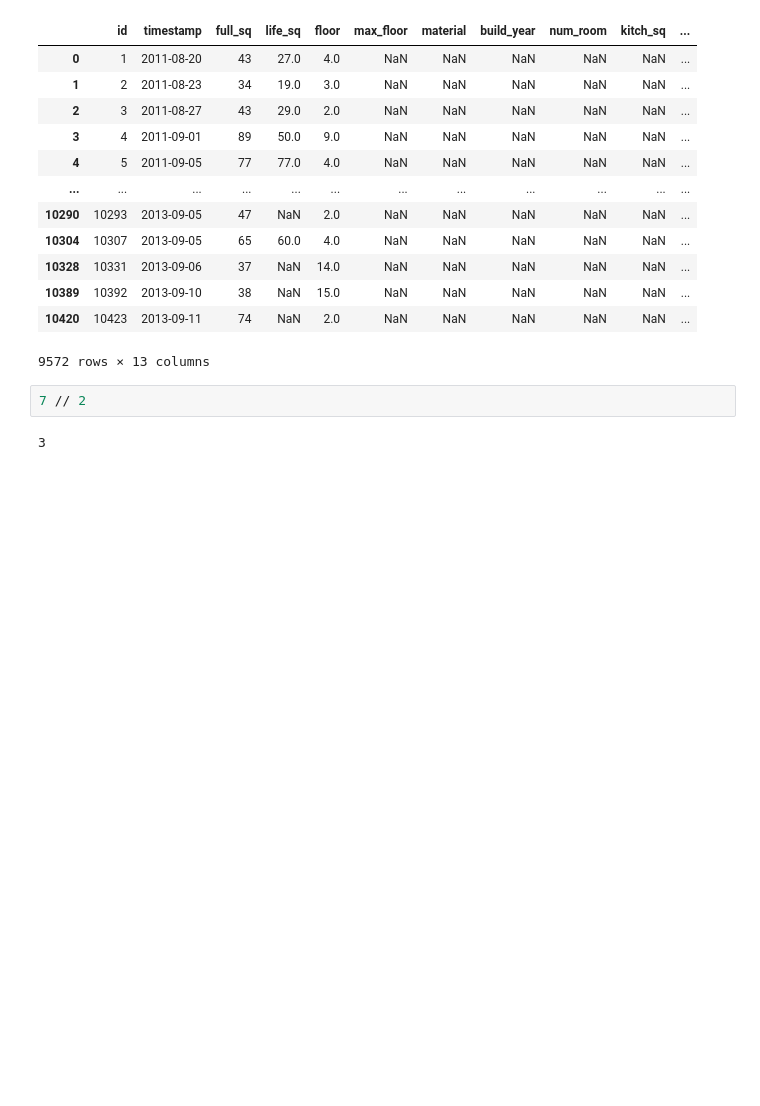
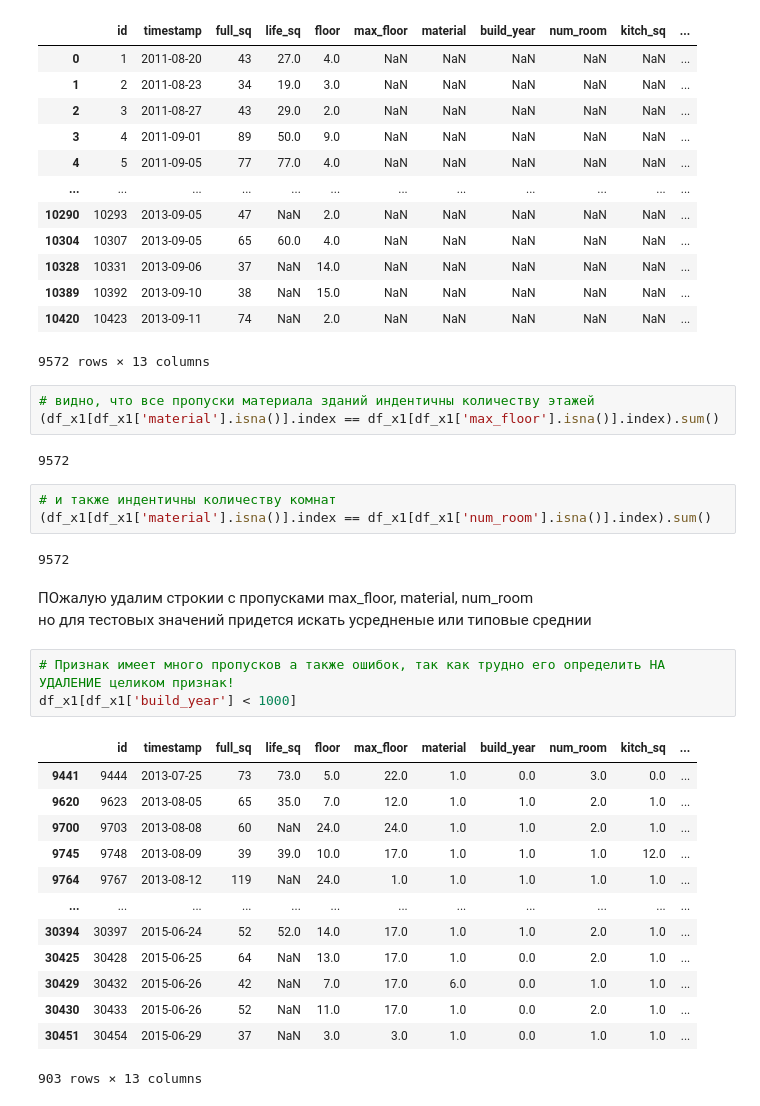
Before and after one commit to warshtayner/moscow_apartments, a Jupyter notebook: EDA.ipynb, the cells around one changed output. Saved outputs shown, nothing was run; the diff lists cells and outputs as text; blank space fills up the shorter version.

```diff
--- a/EDA.ipynb
+++ b/EDA.ipynb
@@ -246,7 +269,33 @@ df_x1[df_x1['max_floor'].isna()]
 | 10389 | 10392 | 2013-09-10 | 38 | NaN | 15.0 | NaN | NaN | NaN | NaN | NaN | ... |
 | 10420 | 10423 | 2013-09-11 | 74 | NaN | 2.0 | NaN | NaN | NaN | NaN | NaN | ... |
 9572 rows × 13 columns
-# %%
-7 // 2
-# %% [output]
-3
+# %%
+# видно, что все пропуски материала зданий индентичны количеству этажей
+(df_x1[df_x1['material'].isna()].index == df_x1[df_x1['max_floor'].isna()].index).sum()
+# %% [output]
+9572
+# %%
+# и также индентичны количеству комнат
+(df_x1[df_x1['material'].isna()].index == df_x1[df_x1['num_room'].isna()].index).sum()
+# %% [output]
+9572
+# %% [markdown]
+ПОжалую удалим строкии с пропусками max_floor, material, num_room
+но для тестовых значений придется искать усредненые или типовые среднии
+# %%
+# Признак имеет много пропусков а также ошибок, так как трудно его определить НА УДАЛЕНИЕ целиком признак!
+df_x1[df_x1['build_year'] < 1000]
+# %% [output]
+|  | id | timestamp | full_sq | life_sq | floor | max_floor | material | build_year | num_room | kitch_sq | ... |
+| 9441 | 9444 | 2013-07-25 | 73 | 73.0 | 5.0 | 22.0 | 1.0 | 0.0 | 3.0 | 0.0 | ... |
+| 9620 | 9623 | 2013-08-05 | 65 | 35.0 | 7.0 | 12.0 | 1.0 | 1.0 | 2.0 | 1.0 | ... |
+| 9700 | 9703 | 2013-08-08 | 60 | NaN | 24.0 | 24.0 | 1.0 | 1.0 | 2.0 | 1.0 | ... |
+| 9745 | 9748 | 2013-08-09 | 39 | 39.0 | 10.0 | 17.0 | 1.0 | 1.0 | 1.0 | 12.0 | ... |
+| 9764 | 9767 | 2013-08-12 | 119 | NaN | 24.0 | 1.0 | 1.0 | 1.0 | 1.0 | 1.0 | ... |
+| ... | ... | ... | ... | ... | ... | ... | ... | ... | ... | ... | ... |
+| 30394 | 30397 | 2015-06-24 | 52 | 52.0 | 14.0 | 17.0 | 1.0 | 1.0 | 2.0 | 1.0 | ... |
+| 30425 | 30428 | 2015-06-25 | 64 | NaN | 13.0 | 17.0 | 1.0 | 0.0 | 2.0 | 1.0 | ... |
+| 30429 | 30432 | 2015-06-26 | 42 | NaN | 7.0 | 17.0 | 6.0 | 0.0 | 1.0 | 1.0 | ... |
+| 30430 | 30433 | 2015-06-26 | 52 | NaN | 11.0 | 17.0 | 1.0 | 0.0 | 2.0 | 1.0 | ... |
+| 30451 | 30454 | 2015-06-29 | 37 | NaN | 3.0 | 3.0 | 1.0 | 0.0 | 1.0 | 1.0 | ... |
+903 rows × 13 columns
```
Also changed, not shown: parts of 4 cells of this notebook.
